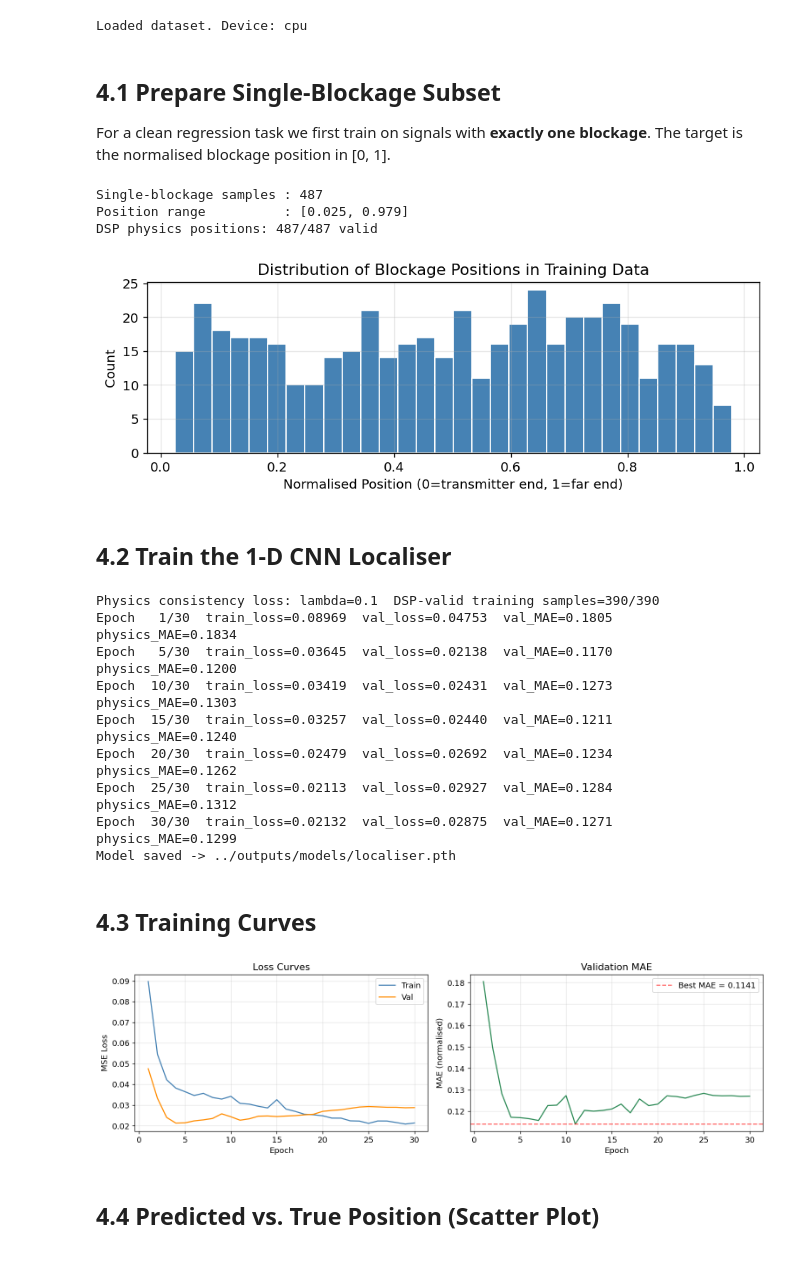
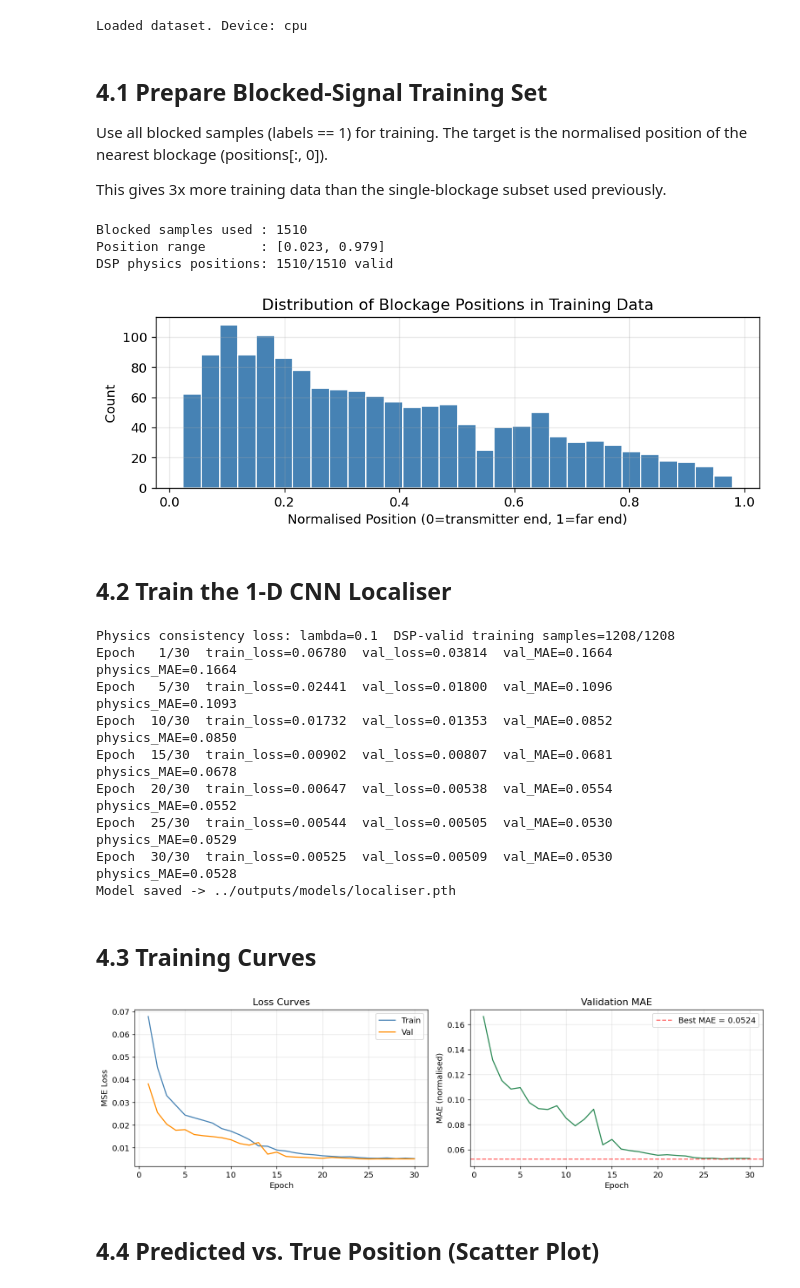
Before and after one commit to rxhith67/acoustic-pipe-inspection, a Jupyter notebook: 04_localisation.ipynb, the cells around one changed output. Drawn from its saved outputs; the diff is of its cells as text; code cells hidden in the pictures.

```diff
--- a/04_localisation.ipynb
+++ b/04_localisation.ipynb
@@ -45,49 +45,49 @@ print(f'Loaded dataset. Device: {device}')
 # %% [output]
 Loaded dataset. Device: cpu
 # %% [markdown]
-## 4.1 Prepare Single-Blockage Subset
+## 4.1 Prepare Blocked-Signal Training Set
 
-For a clean regression task we first train on signals with **exactly one blockage**.
-The target is the normalised blockage position in [0, 1].
+Use all blocked samples (labels == 1) for training. The target is the normalised position of the nearest blockage (positions[:, 0]).
+
+This gives 3x more training data than the single-blockage subset used previously.
 # %%
-# Find signals with exactly one blockage
-n_blockages = (positions > -0.5).sum(axis=1)  # count non-padding entries
-single_mask = n_blockages == 1
+# Use all blocked samples for maximum training data
+blocked_mask = labels == 1
 
-sigs_1blk = sigs_norm[single_mask]            # normalised waveforms
-pos_1blk  = positions[single_mask, 0]         # primary blockage position (normalised)
+sigs_1blk = sigs_norm[blocked_mask]       # normalised waveforms
+pos_1blk  = positions[blocked_mask, 0]    # nearest blockage position (normalised)
 
-print(f'Single-blockage samples : {single_mask.sum()}')
-print(f'Position range          : [{pos_1blk.min():.3f}, {pos_1blk.max():.3f}]')
+print(f'Blocked samples used : {blocked_mask.sum()}')
+print(f'Position range       : [{pos_1blk.min():.3f}, {pos_1blk.max():.3f}]')
 
 # Pre-compute DSP physics positions for physics consistency loss
 from src.features import detect_echo_peaks
 FS_local, V_local = 44_100, 343.0
-plen_1blk     = pipe_lengths[single_mask]
-raw_1blk      = signals[single_mask]
-physics_pos_1blk = np.full(len(sigs_1blk), -1.0, dtype=np.float32)
+plen_1blk     = pipe_lengths[blocked_mask]
+raw_1blk      = signals[blocked_mask]
+physics_pos_1blk = np.full(blocked_mask.sum(), -1.0, dtype=np.float32)
 for _i, (_sig, _plen) in enumerate(zip(raw_1blk, plen_1blk)):
     _pt, _ = detect_echo_peaks(_sig, fs=FS_local, min_prominence=0.03)
     if len(_pt) > 0:
         _pos_m = _pt[0] * V_local / 2.0
         physics_pos_1blk[_i] = float(np.clip(_pos_m / _plen, 0.0, 1.0))
 _n_valid = (physics_pos_1blk >= 0).sum()
 print(f'DSP physics positions: {_n_valid}/{len(sigs_1blk)} valid')
 
 # Distribution of blockage positions
 fig, ax = plt.subplots(figsize=(8, 3))
 ax.hist(pos_1blk, bins=30, color='steelblue', edgecolor='white')
 ax.set(xlabel='Normalised Position (0=transmitter end, 1=far end)',
        ylabel='Count', title='Distribution of Blockage Positions in Training Data')
 ax.grid(alpha=0.3)
 plt.tight_layout()
 plt.savefig('../outputs/plots/04_position_distribution.png', bbox_inches='tight')
 plt.show()
 # %% [output]
-Single-blockage samples : 487
-Position range          : [0.025, 0.979]
-DSP physics positions: 487/487 valid
+Blocked samples used : 1510
+Position range       : [0.023, 0.979]
+DSP physics positions: 1510/1510 valid
-[figure, old version]
+[figure, new version]
 # %% [markdown]
 ## 4.2 Train the 1-D CNN Localiser
 # %%
@@ -104,14 +104,14 @@ localiser, history = train_localiser(
     device=device,
 )
 # %% [output]
-Physics consistency loss: lambda=0.1  DSP-valid training samples=390/390
-Epoch   1/30  train_loss=0.08969  val_loss=0.04753  val_MAE=0.1805  physics_MAE=0.1834
-Epoch   5/30  train_loss=0.03645  val_loss=0.02138  val_MAE=0.1170  physics_MAE=0.1200
-Epoch  10/30  train_loss=0.03419  val_loss=0.02431  val_MAE=0.1273  physics_MAE=0.1303
-Epoch  15/30  train_loss=0.03257  val_loss=0.02440  val_MAE=0.1211  physics_MAE=0.1240
-Epoch  20/30  train_loss=0.02479  val_loss=0.02692  val_MAE=0.1234  physics_MAE=0.1262
-Epoch  25/30  train_loss=0.02113  val_loss=0.02927  val_MAE=0.1284  physics_MAE=0.1312
-Epoch  30/30  train_loss=0.02132  val_loss=0.02875  val_MAE=0.1271  physics_MAE=0.1299
+Physics consistency loss: lambda=0.1  DSP-valid training samples=1208/1208
+Epoch   1/30  train_loss=0.06780  val_loss=0.03814  val_MAE=0.1664  physics_MAE=0.1664
+Epoch   5/30  train_loss=0.02441  val_loss=0.01800  val_MAE=0.1096  physics_MAE=0.1093
+Epoch  10/30  train_loss=0.01732  val_loss=0.01353  val_MAE=0.0852  physics_MAE=0.0850
+Epoch  15/30  train_loss=0.00902  val_loss=0.00807  val_MAE=0.0681  physics_MAE=0.0678
+Epoch  20/30  train_loss=0.00647  val_loss=0.00538  val_MAE=0.0554  physics_MAE=0.0552
+Epoch  25/30  train_loss=0.00544  val_loss=0.00505  val_MAE=0.0530  physics_MAE=0.0529
+Epoch  30/30  train_loss=0.00525  val_loss=0.00509  val_MAE=0.0530  physics_MAE=0.0528
 Model saved -> ../outputs/models/localiser.pth
 # %% [markdown]
 ## 4.3 Training Curves
@@ -136,7 +136,7 @@ plt.tight_layout()
 plt.savefig('../outputs/plots/04_localiser_curves.png', bbox_inches='tight')
 plt.show()
 # %% [output]
-[figure, old version]
+[figure, new version]
 # %% [markdown]
 ## 4.4 Predicted vs. True Position (Scatter Plot)
 # %%
```
Also changed, not shown: parts of 4 cells of this notebook.
